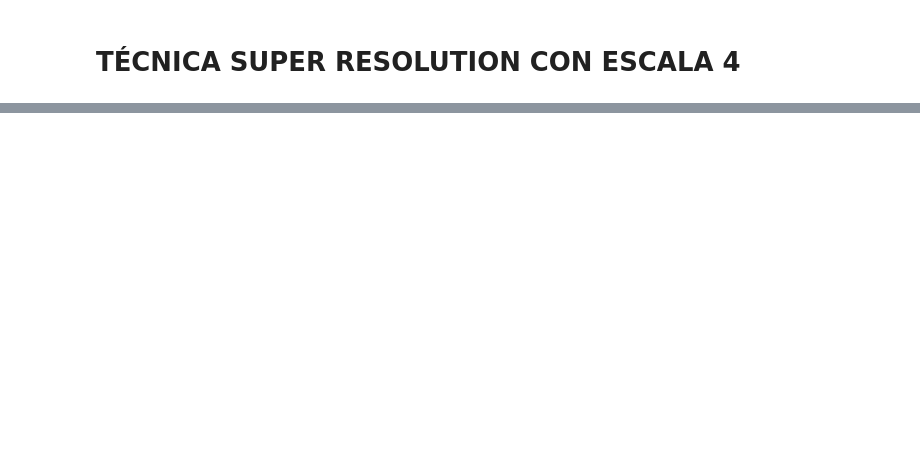
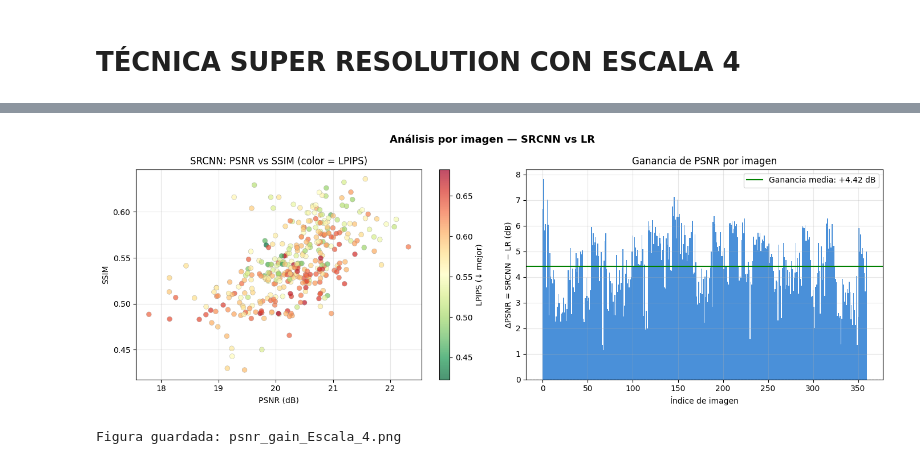
Before and after one commit to Abel214/Mora_Abel_face-recognition-ML, a Jupyter notebook: practica_SR_escala4.ipynb, the cells around one changed output, grey strips where cells are left out. Drawn from its saved outputs; the diff is of its cells as text; code cells hidden in the pictures; blank space fills up the shorter version.

```diff
--- a/practica_SR_escala4.ipynb
+++ b/practica_SR_escala4.ipynb
@@ -57,0 +536,37 @@ print(f'   LR_DIR  existe: {LR_DIR.exists()}')
+# %%
+# Scatter plot: PSNR vs SSIM coloreado por LPIPS
+fig, axes = plt.subplots(1, 2, figsize=(14, 5))
+fig.suptitle('Análisis por imagen — SRCNN vs LR', fontsize=13, fontweight='bold')
+
+# PSNR vs SSIM
+sc = axes[0].scatter(psnr_list_sr, ssim_list_sr,
+                     c=lpips_list_sr, cmap='RdYlGn_r',
+                     alpha=0.7, edgecolors='gray', linewidths=0.3, s=40)
+axes[0].set_xlabel('PSNR (dB)')
+axes[0].set_ylabel('SSIM')
+axes[0].set_title('SRCNN: PSNR vs SSIM (color = LPIPS)')
+axes[0].grid(True, alpha=0.3)
+plt.colorbar(sc, ax=axes[0], label='LPIPS (↓ mejor)')
+
+# Mejora en PSNR: SRCNN - LR
+psnr_gain = np.array(psnr_list_sr) - np.array(psnr_list_lr)
+n_images  = np.arange(len(psnr_gain))
+axes[1].bar(n_images, psnr_gain,
+            color=np.where(psnr_gain >= 0, '#4a90d9', '#e07b5a'),
+            edgecolor='none', width=1.0)
+axes[1].axhline(0, color='black', linewidth=0.8, linestyle='--')
+axes[1].axhline(np.mean(psnr_gain), color='green', linewidth=1.5,
+                label=f'Ganancia media: {np.mean(psnr_gain):+.2f} dB')
+axes[1].set_xlabel('Índice de imagen')
+axes[1].set_ylabel('ΔPSNR = SRCNN − LR (dB)')
+axes[1].set_title('Ganancia de PSNR por imagen')
+axes[1].legend()
+axes[1].grid(True, alpha=0.3)
+
+plt.tight_layout()
+plt.savefig('psnr_gain_Escala_4.png', dpi=150, bbox_inches='tight')
+plt.show()
+print('Figura guardada: psnr_gain_Escala_4.png')
+# %% [output]
+[figure, added]
+Figura guardada: psnr_gain_Escala_4.png
```
Also changed, not shown: parts of 9 cells of this notebook.
